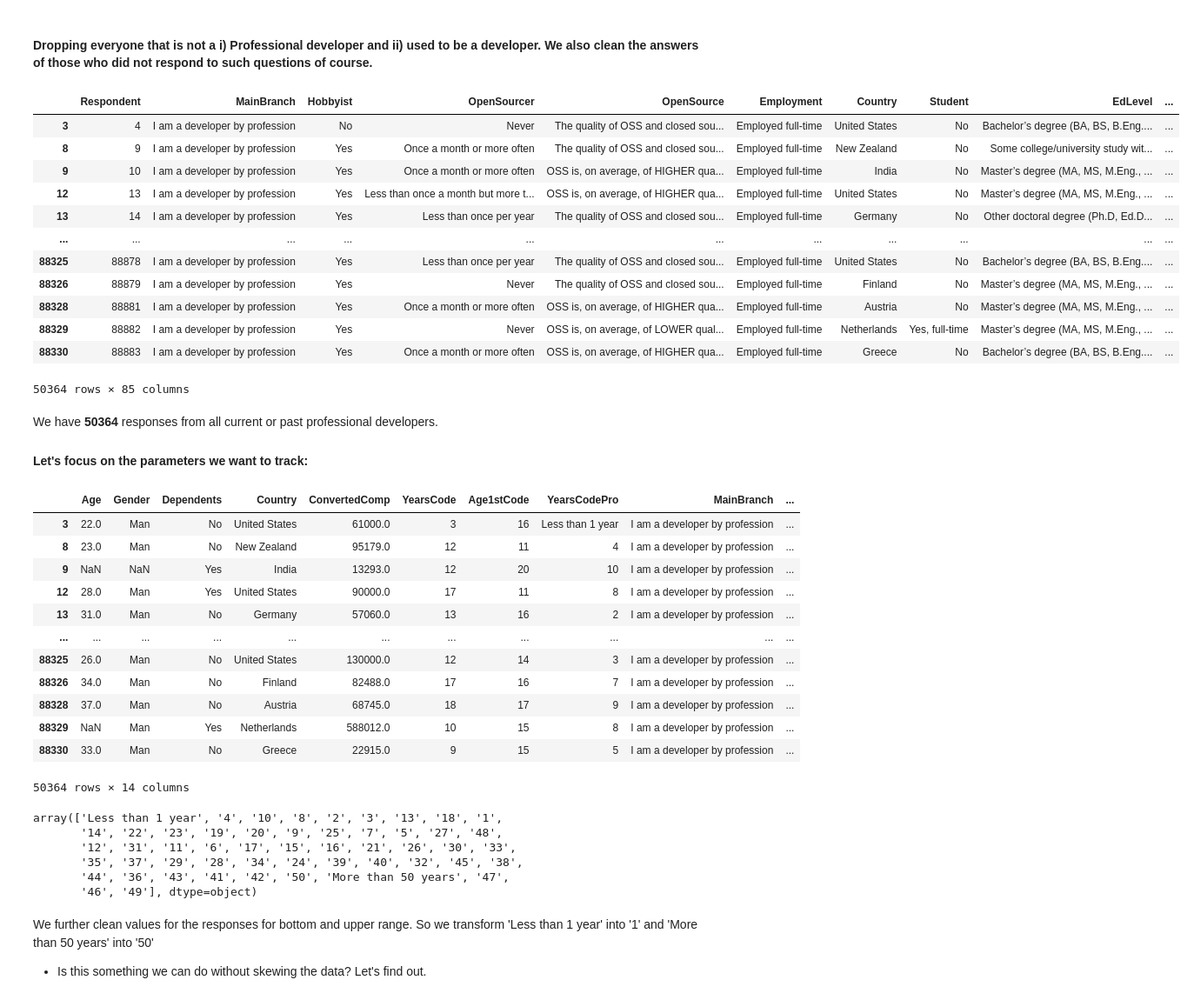
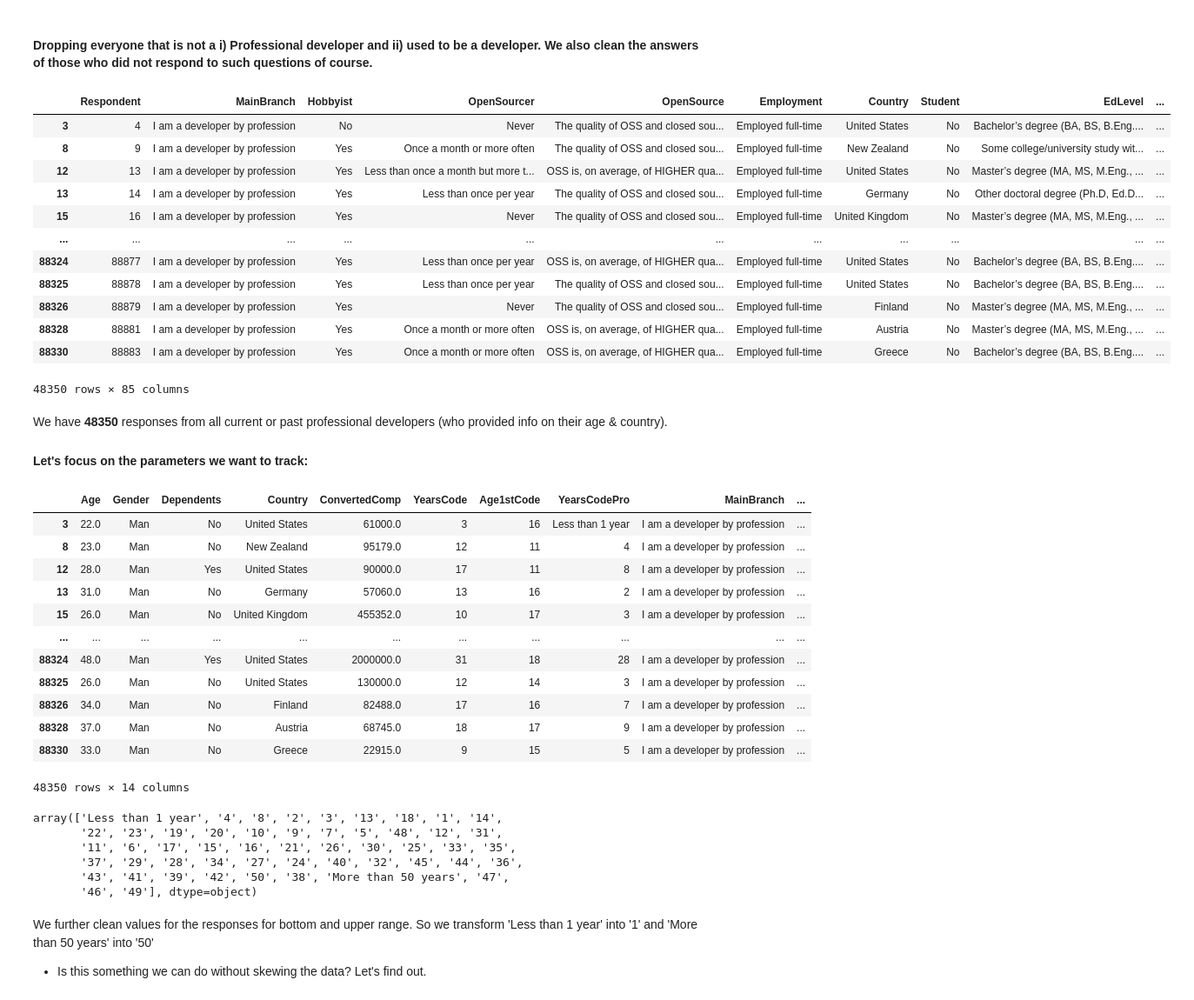
Before and after one commit to Halflernation/data-science, a Jupyter notebook: data_science_project1.ipynb, the cells around one changed output. Shown at 87% size. Cells and saved outputs as stored; diff of their text form; code cells hidden in the pictures.

```diff
--- a/data_science_project1.ipynb
+++ b/data_science_project1.ipynb
@@ -18,11 +16,15 @@ import pandas as pd
 import matplotlib.pyplot as plt
 from sklearn.linear_model import LinearRegression
 from sklearn.model_selection import train_test_split
+from sklearn.preprocessing import MultiLabelBinarizer
 from sklearn.metrics import r2_score, mean_squared_error
 # import AllTogether as t
 import seaborn as sns
 %matplotlib inline
 
-df = pd.read_csv('./survey_results_public.csv')
+from google.colab import drive
+drive.mount('/content/drive')
+
+df = pd.read_csv('drive/My Drive/Colab Notebooks/survey_results_public.csv')
 df
 # %% [output]
@@ -61,30 +65,30 @@ From the DataSet: we know we're starting with 88883 responses.
 # %%
 df = df.dropna(axis=0, how="any", subset=['MainBranch']) # Dropping 2 non-respondents
 
 # Dropping types of coders but the professional, current or past:
 df = df[df.MainBranch != "I am a student who is learning to code"]
 df = df[df.MainBranch != "I am not primarily a developer, but I write code sometimes as part of my work"]
 df = df[df.MainBranch != "I code primarily as a hobby"]
 
 # Dropping responses if they do not include salary or years of coding:
-df = df.dropna(axis=0, how="any", subset=['ConvertedComp', 'YearsCode', 'YearsCodePro'])
+df = df.dropna(axis=0, how="any", subset=['Age', 'Country', 'ConvertedComp', 'YearsCode', 'YearsCodePro'])
 df
 # %% [output]
 |  | Respondent | MainBranch | Hobbyist | OpenSourcer | OpenSource | Employment | Country | Student | EdLevel | ... |
 | 3 | 4 | I am a developer by profession | No | Never | The quality of OSS and closed sou... | Employed full-time | United States | No | Bachelor’s degree (BA, BS, B.Eng.... | ... |
 | 8 | 9 | I am a developer by profession | Yes | Once a month or more often | The quality of OSS and closed sou... | Employed full-time | New Zealand | No | Some college/university study wit... | ... |
-| 9 | 10 | I am a developer by profession | Yes | Once a month or more often | OSS is, on average, of HIGHER qua... | Employed full-time | India | No | Master’s degree (MA, MS, M.Eng., ... | ... |
 | 12 | 13 | I am a developer by profession | Yes | Less than once a month but more t... | OSS is, on average, of HIGHER qua... | Employed full-time | United States | No | Master’s degree (MA, MS, M.Eng., ... | ... |
 | 13 | 14 | I am a developer by profession | Yes | Less than once per year | The quality of OSS and closed sou... | Employed full-time | Germany | No | Other doctoral degree (Ph.D, Ed.D... | ... |
+| 15 | 16 | I am a developer by profession | Yes | Never | The quality of OSS and closed sou... | Employed full-time | United Kingdom | No | Master’s degree (MA, MS, M.Eng., ... | ... |
 | ... | ... | ... | ... | ... | ... | ... | ... | ... | ... | ... |
+| 88324 | 88877 | I am a developer by profession | Yes | Less than once per year | OSS is, on average, of HIGHER qua... | Employed full-time | United States | No | Bachelor’s degree (BA, BS, B.Eng.... | ... |
 | 88325 | 88878 | I am a developer by profession | Yes | Less than once per year | The quality of OSS and closed sou... | Employed full-time | United States | No | Bachelor’s degree (BA, BS, B.Eng.... | ... |
 | 88326 | 88879 | I am a developer by profession | Yes | Never | The quality of OSS and closed sou... | Employed full-time | Finland | No | Master’s degree (MA, MS, M.Eng., ... | ... |
 | 88328 | 88881 | I am a developer by profession | Yes | Once a month or more often | OSS is, on average, of HIGHER qua... | Employed full-time | Austria | No | Master’s degree (MA, MS, M.Eng., ... | ... |
-| 88329 | 88882 | I am a developer by profession | Yes | Never | OSS is, on average, of LOWER qual... | Employed full-time | Netherlands | Yes, full-time | Master’s degree (MA, MS, M.Eng., ... | ... |
 | 88330 | 88883 | I am a developer by profession | Yes | Once a month or more often | OSS is, on average, of HIGHER qua... | Employed full-time | Greece | No | Bachelor’s degree (BA, BS, B.Eng.... | ... |
-50364 rows × 85 columns
+48350 rows × 85 columns
 # %% [markdown]
-We have **50364** responses from all current or past professional developers.
+We have **48350** responses from all current or past professional developers (who provided info on their age & country).
 
 #### Let's focus on the parameters we want to track:
 # %%
@@ -94,24 +98,24 @@ df
 |  | Age | Gender | Dependents | Country | ConvertedComp | YearsCode | Age1stCode | YearsCodePro | MainBranch | ... |
 | 3 | 22.0 | Man | No | United States | 61000.0 | 3 | 16 | Less than 1 year | I am a developer by profession | ... |
 | 8 | 23.0 | Man | No | New Zealand | 95179.0 | 12 | 11 | 4 | I am a developer by profession | ... |
-| 9 | NaN | NaN | Yes | India | 13293.0 | 12 | 20 | 10 | I am a developer by profession | ... |
 | 12 | 28.0 | Man | Yes | United States | 90000.0 | 17 | 11 | 8 | I am a developer by profession | ... |
 | 13 | 31.0 | Man | No | Germany | 57060.0 | 13 | 16 | 2 | I am a developer by profession | ... |
+| 15 | 26.0 | Man | No | United Kingdom | 455352.0 | 10 | 17 | 3 | I am a developer by profession | ... |
 | ... | ... | ... | ... | ... | ... | ... | ... | ... | ... | ... |
+| 88324 | 48.0 | Man | Yes | United States | 2000000.0 | 31 | 18 | 28 | I am a developer by profession | ... |
 | 88325 | 26.0 | Man | No | United States | 130000.0 | 12 | 14 | 3 | I am a developer by profession | ... |
 | 88326 | 34.0 | Man | No | Finland | 82488.0 | 17 | 16 | 7 | I am a developer by profession | ... |
 | 88328 | 37.0 | Man | No | Austria | 68745.0 | 18 | 17 | 9 | I am a developer by profession | ... |
-| 88329 | NaN | Man | Yes | Netherlands | 588012.0 | 10 | 15 | 8 | I am a developer by profession | ... |
 | 88330 | 33.0 | Man | No | Greece | 22915.0 | 9 | 15 | 5 | I am a developer by profession | ... |
-50364 rows × 14 columns
+48350 rows × 14 columns
 # %%
 df.YearsCodePro.unique()
 # %% [output]
-array(['Less than 1 year', '4', '10', '8', '2', '3', '13', '18', '1',
-       '14', '22', '23', '19', '20', '9', '25', '7', '5', '27', '48',
-       '12', '31', '11', '6', '17', '15', '16', '21', '26', '30', '33',
-       '35', '37', '29', '28', '34', '24', '39', '40', '32', '45', '38',
-       '44', '36', '43', '41', '42', '50', 'More than 50 years', '47',
+array(['Less than 1 year', '4', '8', '2', '3', '13', '18', '1', '14',
+       '22', '23', '19', '20', '10', '9', '7', '5', '48', '12', '31',
+       '11', '6', '17', '15', '16', '21', '26', '30', '25', '33', '35',
+       '37', '29', '28', '34', '27', '24', '40', '32', '45', '44', '36',
+       '43', '41', '39', '42', '50', '38', 'More than 50 years', '47',
        '46', '49'], dtype=object)
 # %% [markdown]
 We further clean values for the responses for bottom and upper range.
```
Also changed, not shown: parts of 32 cells of this notebook.
